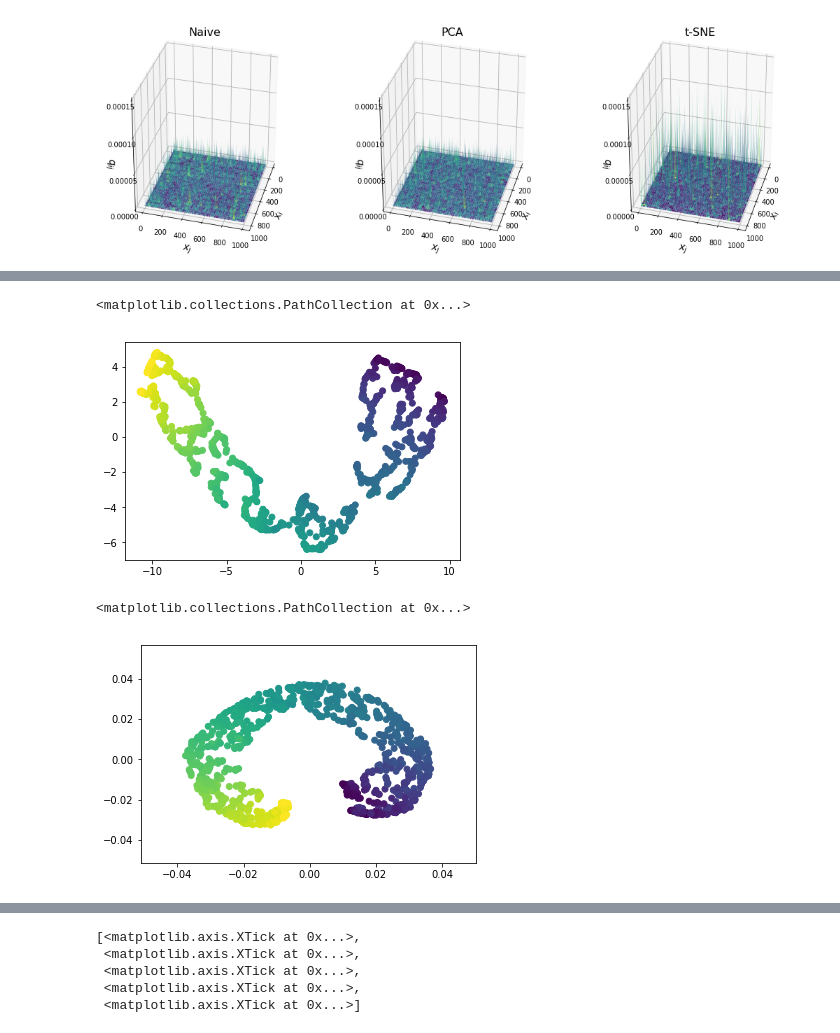
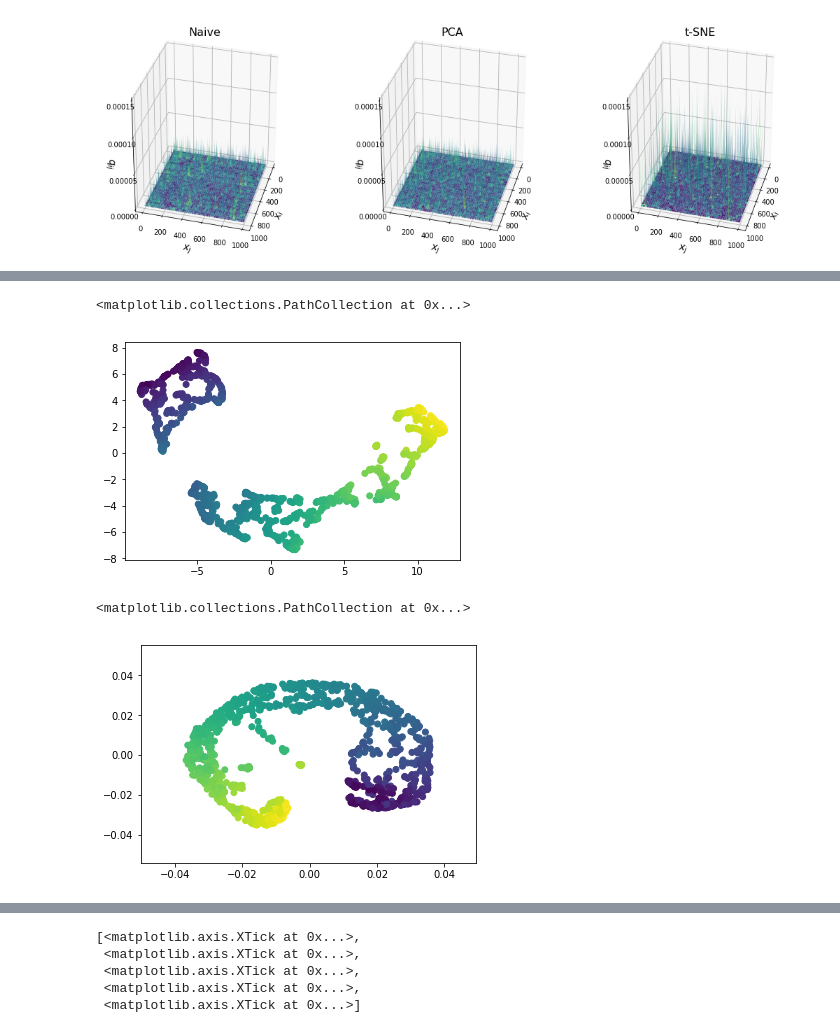
Before and after one commit to msto/bme780-final-tutorial, a Jupyter notebook: dimensionality reduction tutorial appendix.ipynb, the cells around one changed output, grey strips where cells are left out. Cells and saved outputs as stored; diff of their text form; code cells hidden in the pictures.

```diff
--- a/dimensionality reduction tutorial appendix.ipynb
+++ b/dimensionality reduction tutorial appendix.ipynb
@@ -713,18 +602,18 @@ plt.scatter(embed[:, 0], embed[:, 1], c=t)
 # %%
 import umap
 # %%
-embed = umap.UMAP(n_components=2).fit_transform(X)
+embed = umap.UMAP(n_components=2).fit_transform(plot_X)
 
-plt.scatter(embed[:, 0], embed[:, 1], c=t)
+plt.scatter(embed[:, 0], embed[:, 1], c=plot_t)
 # %% [output]
 <matplotlib.collections.PathCollection at 0x...>
-[figure, old version]
+[figure, new version]
 # %%
 import phate
 # %%
-embed = phate.PHATE(n_components=2, verbose=False).fit_transform(X)
+embed = phate.PHATE(n_components=2, verbose=False).fit_transform(plot_X)
 
-plt.scatter(embed[:, 0], embed[:, 1], c=t)
+plt.scatter(embed[:, 0], embed[:, 1], c=plot_t)
 # %% [output]
 <matplotlib.collections.PathCollection at 0x...>
-[figure, old version]
+[figure, new version]
```
Also changed, not shown: parts of 25 cells of this notebook, 1 other file.
